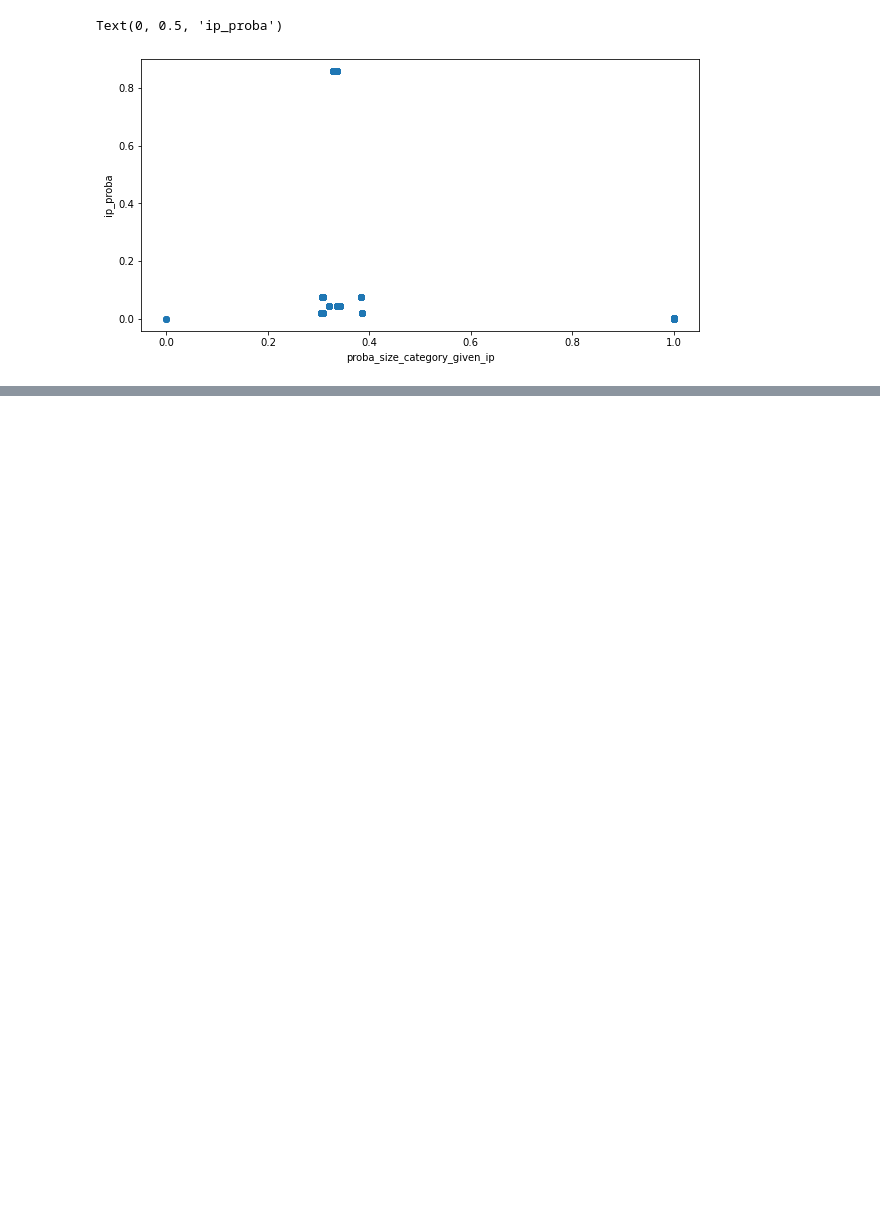
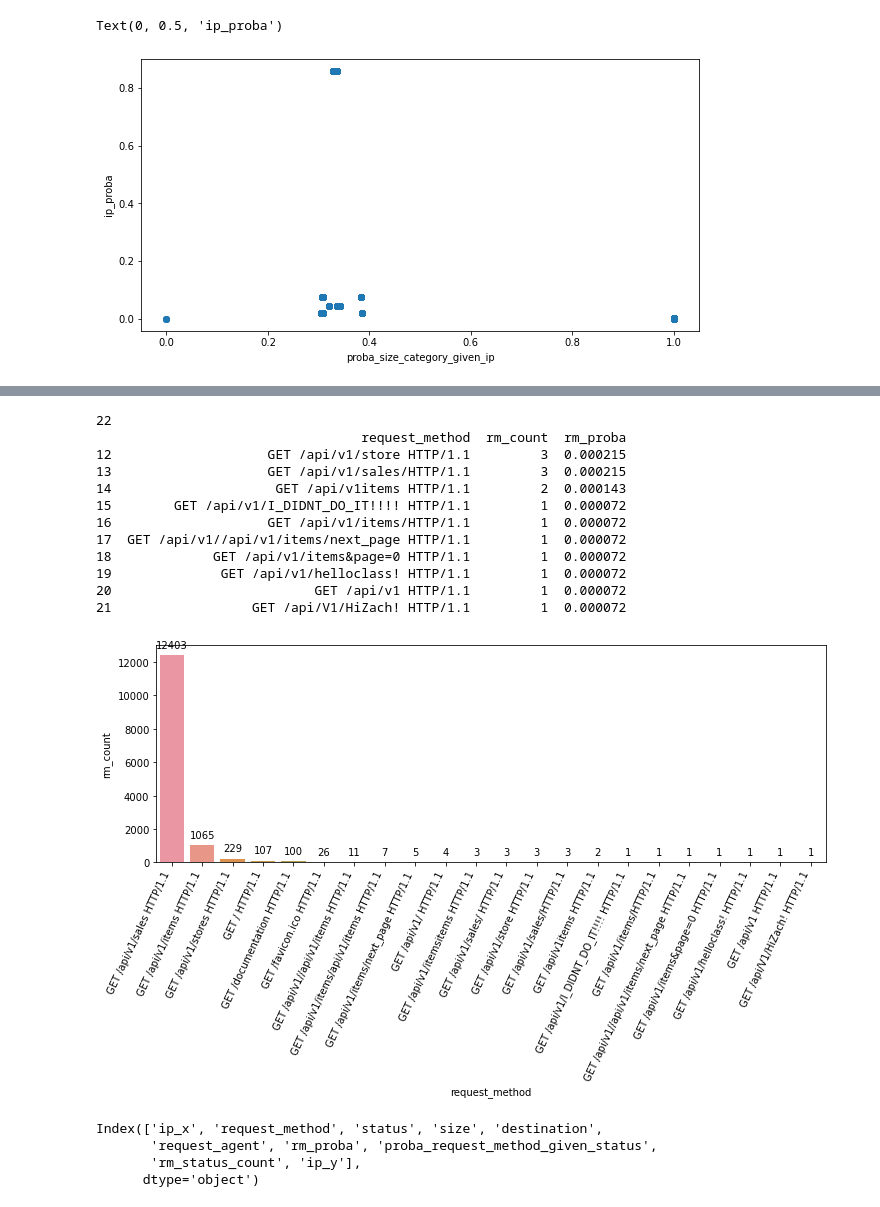
Before and after one commit to annah-vu/anomaly-detection-exercises, a Jupyter notebook: discrete_anomaly_detection.ipynb, the cells around one changed output, grey strips where cells are left out. Cells and saved outputs as stored; diff of their text form; code cells hidden in the pictures; blank space fills up the shorter version.

```diff
--- a/discrete_anomaly_detection.ipynb
+++ b/discrete_anomaly_detection.ipynb
@@ -290,0 +380,13 @@ Text(0, 0.5, 'ip_proba')
+# %%
+#clean up timestamp column, turn it into datetime, set it as index
+df.timestamp = df.timestamp.str.replace(r'(\[|\+0000\])', '', regex=True)
+df.timestamp= pd.to_datetime(df.timestamp.str.replace(':', ' ', 1))
+df = df.set_index('timestamp')
+# %%
+#take out quotation marks, and clean up request_method column
+for col in ['request_method', 'request_agent', 'destination']:
+    df[col] = df[col].str.replace('"', '')
+
+df['request_method'] = df.request_method.str.replace(r'\?page=[0-9]+', '', regex=True)
+
+df.head()
@@ -290,0 +401,15 @@ Text(0, 0.5, 'ip_proba')
+# %%
+#make a df with value counts for ip address
+rm_df = pd.DataFrame(df.request_method.value_counts(dropna=False)).reset_index().\
+                rename(index=str, columns={'index': 'request_method', 'request_method': 'rm_count'})
+
+#make a df with the probability of each ip address
+rm_df2 = pd.DataFrame(df.request_method.value_counts(dropna=False)/df.request_method.count()).reset_index().\
+                rename(index=str, columns={'index': 'request_method', 'request_method': 'rm_proba'})
+
+#merge the new dfs
+rm_df = rm_df.merge(rm_df2)
+
+
+# see those where rate < 1%
+rm_df[rm_df.rm_proba < .01]
@@ -290,0 +434,29 @@ Text(0, 0.5, 'ip_proba')
+# %%
+print(len(rm_df))
+
+print(rm_df.tail(10))
+
+#barplot of ip addresses and their counts
+plt.figure(figsize=(12, 4))
+splot = sns.barplot(data=rm_df, x = 'request_method', y = 'rm_count', ci = None)
+for p in splot.patches:
+    splot.annotate(format(p.get_height(), '.0f'),
+                   (p.get_x() + p.get_width() / 2., p.get_height()),
+                   ha = 'center', va = 'center', xytext = (0, 10),
+                   textcoords = 'offset points'
+                   )
+    plt.xticks(ha ='right',rotation=65)
+# %% [output]
+22
+                                  request_method  rm_count  rm_proba
+12                    GET /api/v1/store HTTP/1.1         3  0.000215
+13                    GET /api/v1/sales/HTTP/1.1         3  0.000215
+14                     GET /api/v1items HTTP/1.1         2  0.000143
+15        GET /api/v1/I_DIDNT_DO_IT!!!! HTTP/1.1         1  0.000072
+16                    GET /api/v1/items/HTTP/1.1         1  0.000072
+17  GET /api/v1//api/v1/items/next_page HTTP/1.1         1  0.000072
+18             GET /api/v1/items&page=0 HTTP/1.1         1  0.000072
+19              GET /api/v1/helloclass! HTTP/1.1         1  0.000072
+20                          GET /api/v1 HTTP/1.1         1  0.000072
+21                  GET /api/V1/HiZach! HTTP/1.1         1  0.000072
+[figure, added]
@@ -290,0 +498,7 @@ Text(0, 0.5, 'ip_proba')
+# %%
+df.columns
+# %% [output]
+Index(['ip_x', 'request_method', 'status', 'size', 'destination',
+       'request_agent', 'rm_proba', 'proba_request_method_given_status',
+       'rm_status_count', 'ip_y'],
+      dtype='object')
```
Also changed, not shown: parts of 30 cells of this notebook.
